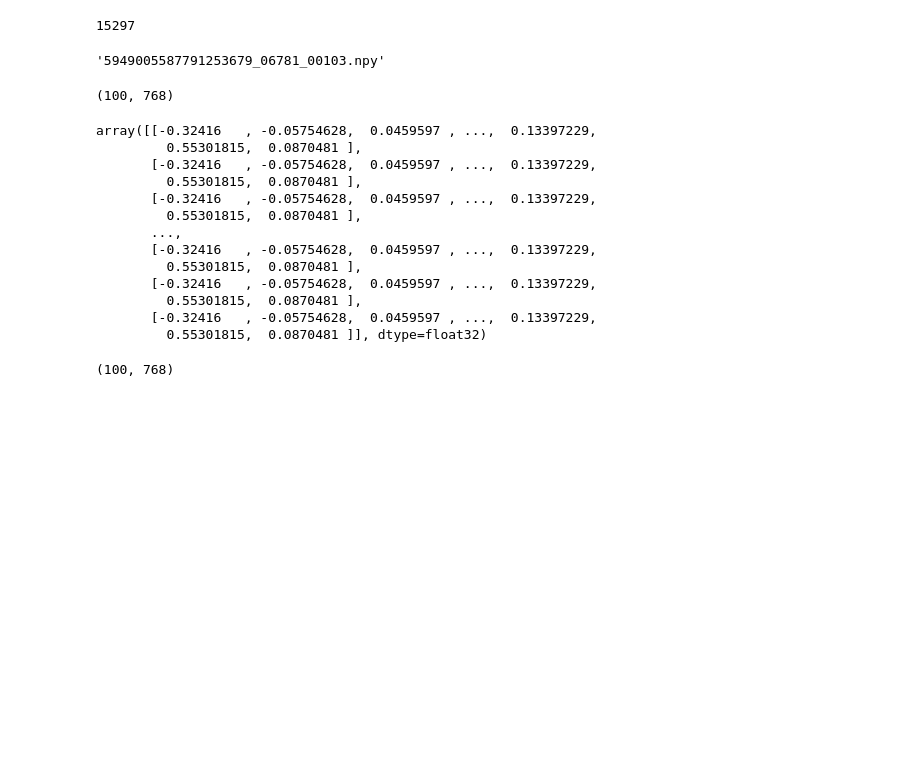
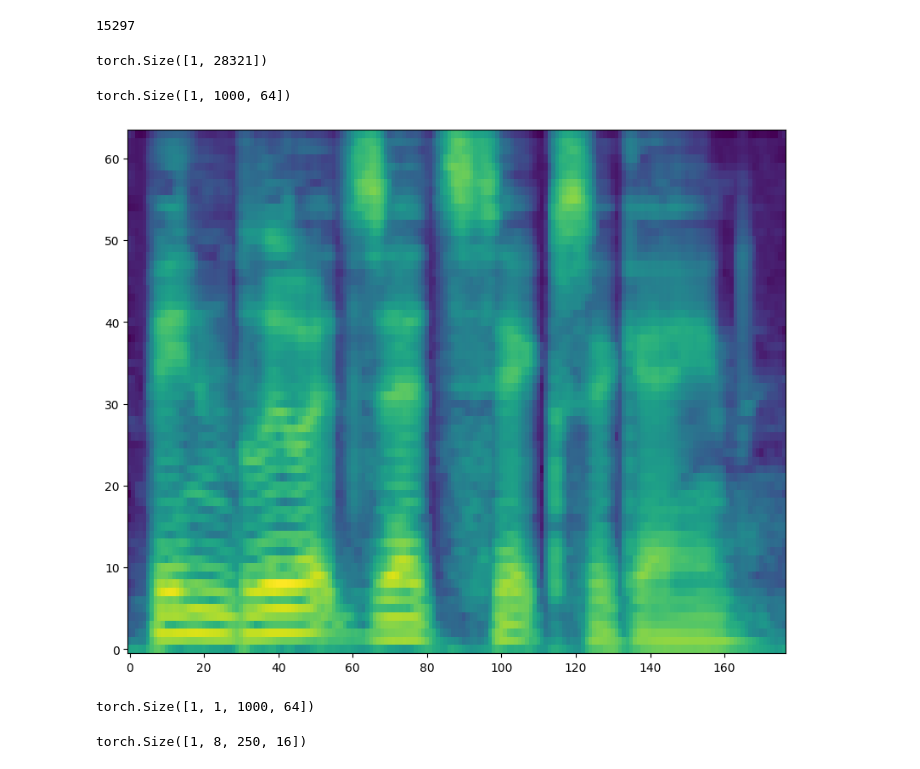
Before and after one commit to Ceaglex/vasflow, a Jupyter notebook: untitled.ipynb, the cells around one changed output. Saved outputs shown, nothing was run; the diff lists cells and outputs as text; code cells hidden in the pictures; blank space fills up the shorter version.

```diff
--- a/untitled.ipynb
+++ b/untitled.ipynb
@@ -125,34 +57,0 @@ convert_mpg_to_mp4(input_folder, output_folder)
-# %%
-import os
-
-os.listdir('/home/chengxin/chengxin/Dataset_feature/chem_grid_lrs2_clip_b16')[0]
-# %% [output]
-'5949005587791253679_06781_00103.npy'
-# %%
-import numpy as np
-
-data = np.load('/home/chengxin/chengxin/Dataset_feature/chem_grid_lrs2_clip_b16/5949005587791253679_06781_00103.npy')
-data = np.load('/home/chengxin/chengxin/Dataset_feature/vggsound_audiosetsound_clip_b16/no_video.npy')
-print(data.shape)
-data
-# %% [output]
-(100, 768)
-array([[-0.32416   , -0.05754628,  0.0459597 , ...,  0.13397229,
-         0.55301815,  0.0870481 ],
-       [-0.32416   , -0.05754628,  0.0459597 , ...,  0.13397229,
-         0.55301815,  0.0870481 ],
-       [-0.32416   , -0.05754628,  0.0459597 , ...,  0.13397229,
-         0.55301815,  0.0870481 ],
-       ...,
-       [-0.32416   , -0.05754628,  0.0459597 , ...,  0.13397229,
-         0.55301815,  0.0870481 ],
-       [-0.32416   , -0.05754628,  0.0459597 , ...,  0.13397229,
-         0.55301815,  0.0870481 ],
-       [-0.32416   , -0.05754628,  0.0459597 , ...,  0.13397229,
-         0.55301815,  0.0870481 ]], dtype=float32)
-# %%
-data_ = np.vstack([data[-1] for i in range(len(data))])
-print(data_.shape)
-np.save('/home/chengxin/chengxin/Dataset_feature/vggsound_audiosetsound_clip_b16/no_video.npy', data_)
-# %% [output]
-(100, 768)
@@ -158,0 +90,42 @@ np.save('/home/chengxin/chengxin/Dataset_feature/vggsound_audiosetsound_clip_b16
+# %%
+audio_path = "/home/chengxin/chengxin/Dataset_Sound/GRID/speakers/s02/s02_bbaz6a.wav"
+waveform, sr = torchaudio.load(audio_path)
+duration = waveform.shape[-1] / sr
+waveform.shape
+# %% [output]
+torch.Size([1, 28321])
+# %%
+waveform, log_mel_spec = extract_batch_mel(waveform.squeeze(1),
+                                            cut_audio_duration = 10,
+                                            sampling_rate = 16000,
+                                            hop_length = 160,
+                                            maximum_amplitude = 0.5,
+                                            filter_length = 1024,
+                                            n_mel = 64,
+                                            mel_fmin = 0,
+                                            mel_fmax = 8000,
+                                            win_length = 1024)
+log_mel_spec = log_mel_spec.cpu()
+print(log_mel_spec.shape)
+
+
+import matplotlib.pyplot as plt
+
+plt.figure(figsize=(10, 8))  # 设置图形大小
+plt.imshow(log_mel_spec[0][:int(duration*sr/160),:].T,  aspect='auto', origin='lower')
+# plt.colorbar()
+
+plt.show()
+# %% [output]
+torch.Size([1, 1000, 64])
+[figure, added]
+# %%
+log_mel_spec = log_mel_spec.unsqueeze(1)
+log_mel_spec.shape
+# %% [output]
+torch.Size([1, 1, 1000, 64])
+# %%
+latents = vae.encode(log_mel_spec).latent_dist.sample()
+print(latents.shape)
+# %% [output]
+torch.Size([1, 8, 250, 16])
```
Also changed, not shown: parts of 9 cells of this notebook, 4 other files.
